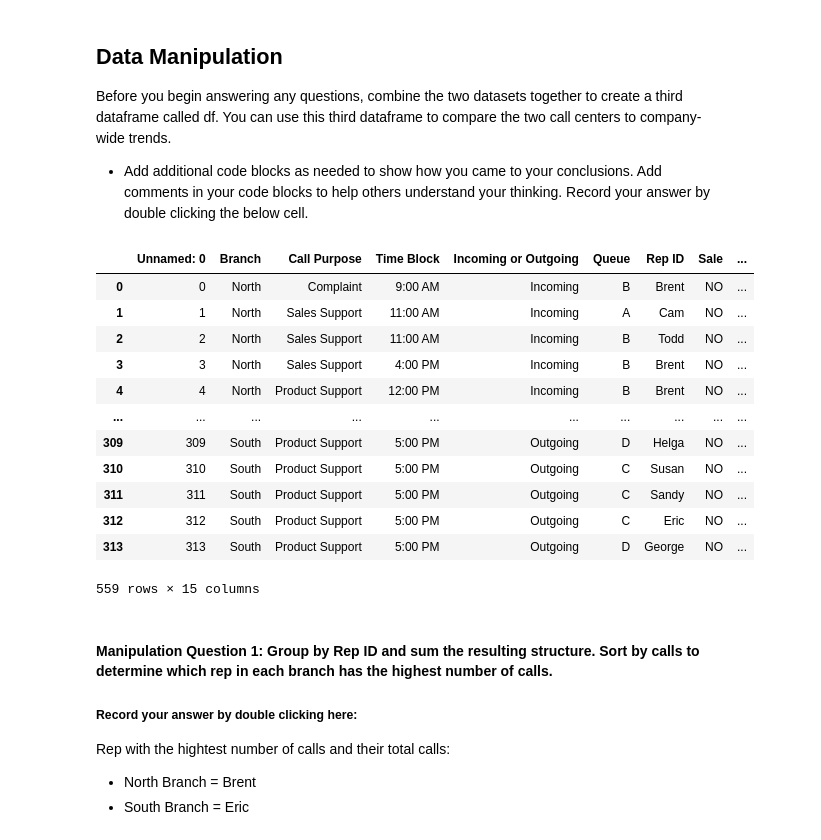
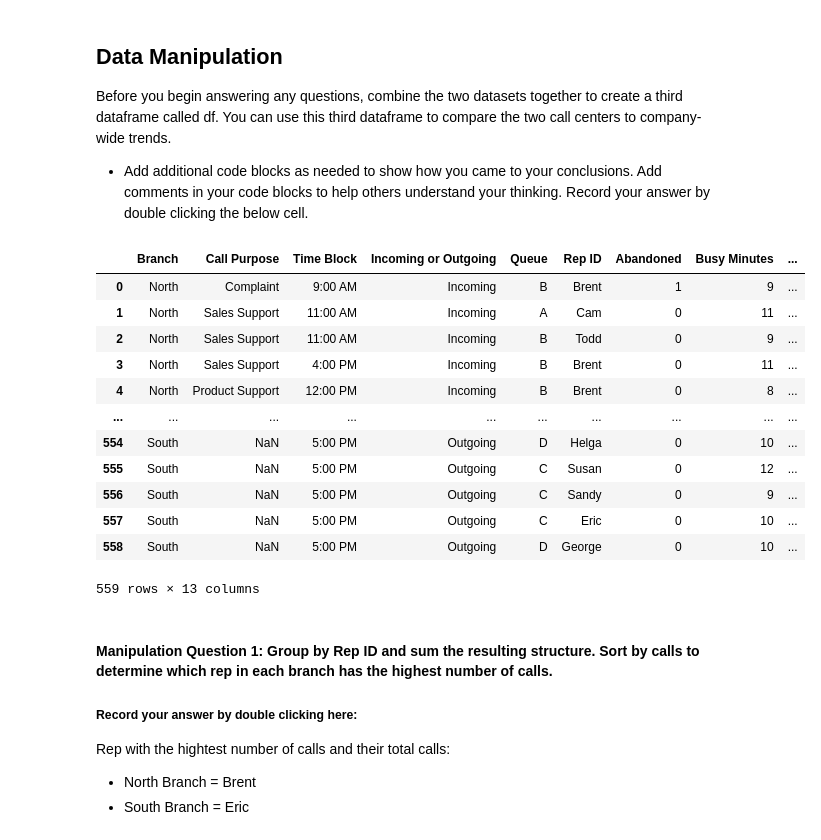
Before and after one commit to KeerthanaMadhesh/call-center-cleanup-assignment, a Jupyter notebook: Call_Center_Cleanup.ipynb, the cells around one changed output. Cells and saved outputs as stored; diff of their text form; code cells hidden in the pictures.

```diff
--- a/Call_Center_Cleanup.ipynb
+++ b/Call_Center_Cleanup.ipynb
@@ -306,5 +340,6 @@ Length: 314, dtype: bool
 # %%
 #Code Used
 # Add Additional Cells as needed.
-north_df.drop(['Lost Call', 'Sale', 'Unnamed: 0'], axis=1)
+nd = north_df.drop(['Lost Call', 'Sale', 'Unnamed: 0'], axis=1)
+print(nd)
 # %% [output]
@@ -324,3 +363,4 @@ north_df.drop(['Lost Call', 'Sale', 'Unnamed: 0'], axis=1)
 # %%
-south_df.drop('Call Purpose', axis=1)
+ sd = south_df.drop(['Lost Call', 'Sale', 'Call Purpose'], axis=1)
+ print(sd)
 # %% [output]
@@ -346,22 +390,22 @@ Before you begin answering any questions, combine the two datasets together to c
 # %%
 # Create dataframe for the entire company named df
 #c = [north_df, south_df]
-df = pd.concat([north_df, south_df])
+df = pd.merge(nd, sd, how='outer')
 display(df)
 # %% [output]
-|  | Unnamed: 0 | Branch | Call Purpose | Time Block | Incoming or Outgoing | Queue | Rep ID | Sale | ... |
-| 0 | 0 | North | Complaint | 9:00 AM | Incoming | B | Brent | NO | ... |
-| 1 | 1 | North | Sales Support | 11:00 AM | Incoming | A | Cam | NO | ... |
-| 2 | 2 | North | Sales Support | 11:00 AM | Incoming | B | Todd | NO | ... |
-| 3 | 3 | North | Sales Support | 4:00 PM | Incoming | B | Brent | NO | ... |
-| 4 | 4 | North | Product Support | 12:00 PM | Incoming | B | Brent | NO | ... |
+|  | Branch | Call Purpose | Time Block | Incoming or Outgoing | Queue | Rep ID | Abandoned | Busy Minutes | ... |
+| 0 | North | Complaint | 9:00 AM | Incoming | B | Brent | 1 | 9 | ... |
+| 1 | North | Sales Support | 11:00 AM | Incoming | A | Cam | 0 | 11 | ... |
+| 2 | North | Sales Support | 11:00 AM | Incoming | B | Todd | 0 | 9 | ... |
+| 3 | North | Sales Support | 4:00 PM | Incoming | B | Brent | 0 | 11 | ... |
+| 4 | North | Product Support | 12:00 PM | Incoming | B | Brent | 0 | 8 | ... |
 | ... | ... | ... | ... | ... | ... | ... | ... | ... | ... |
-| 309 | 309 | South | Product Support | 5:00 PM | Outgoing | D | Helga | NO | ... |
-| 310 | 310 | South | Product Support | 5:00 PM | Outgoing | C | Susan | NO | ... |
-| 311 | 311 | South | Product Support | 5:00 PM | Outgoing | C | Sandy | NO | ... |
-| 312 | 312 | South | Product Support | 5:00 PM | Outgoing | C | Eric | NO | ... |
-| 313 | 313 | South | Product Support | 5:00 PM | Outgoing | D | George | NO | ... |
+| 554 | South | NaN | 5:00 PM | Outgoing | D | Helga | 0 | 10 | ... |
+| 555 | South | NaN | 5:00 PM | Outgoing | C | Susan | 0 | 12 | ... |
+| 556 | South | NaN | 5:00 PM | Outgoing | C | Sandy | 0 | 9 | ... |
+| 557 | South | NaN | 5:00 PM | Outgoing | C | Eric | 0 | 10 | ... |
+| 558 | South | NaN | 5:00 PM | Outgoing | D | George | 0 | 10 | ... |
-559 rows × 15 columns
+559 rows × 13 columns
 # %% [markdown]
 #### Manipulation Question 1:  Group by Rep ID and sum the resulting structure. Sort by calls to determine which rep in each branch has the highest number of calls.
 
```
Also changed, not shown: parts of 23 cells of this notebook.
